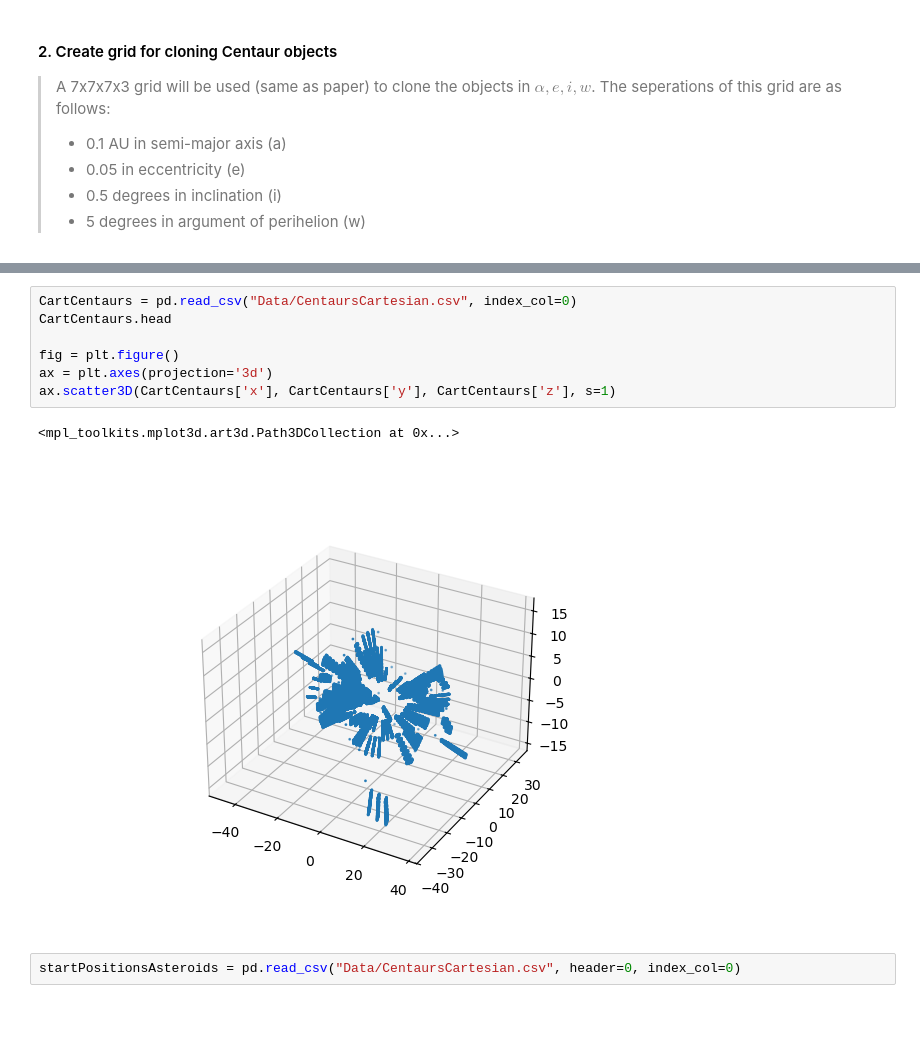
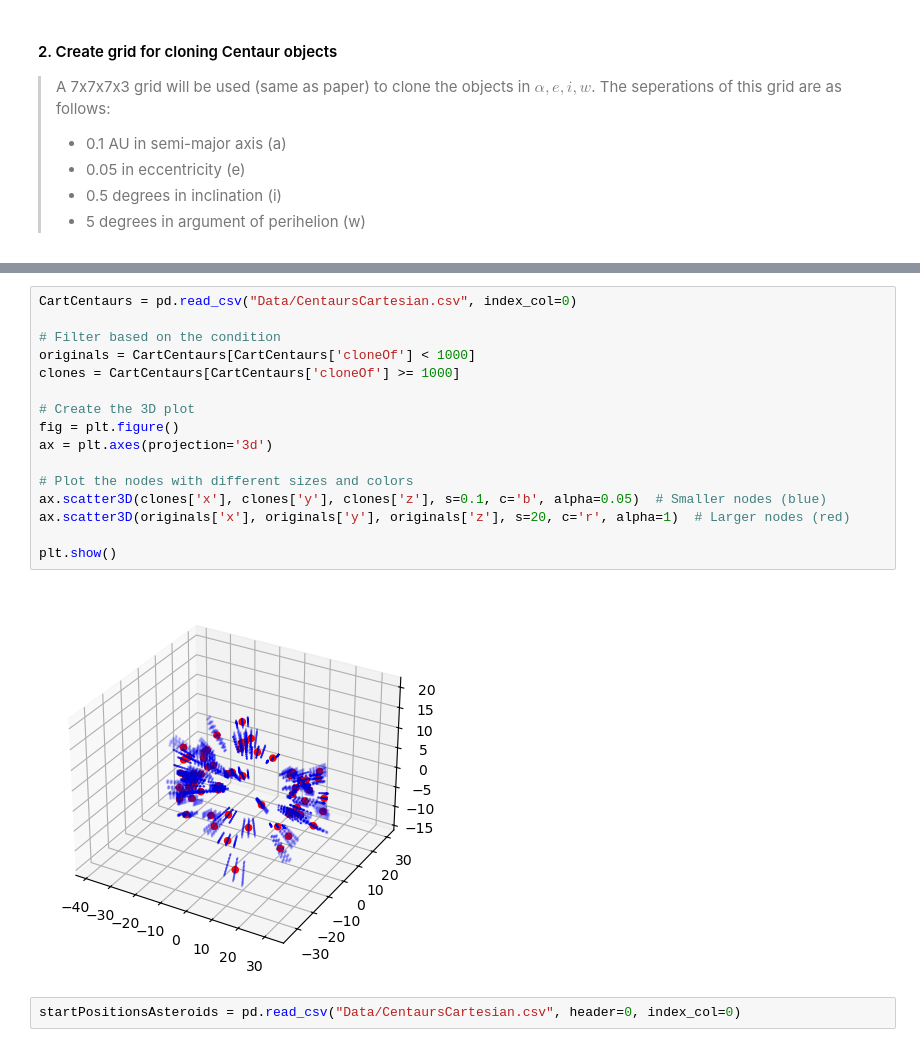
Before and after one commit to ThijsSpoor99/Project-Computational-Science, a Jupyter notebook: processCentaurs.ipynb, the cells around one changed output, grey strips where cells are left out. Cells and saved outputs as stored; diff of their text form; blank space fills up the shorter version.

```diff
--- a/processCentaurs.ipynb
+++ b/processCentaurs.ipynb
@@ -160,13 +154,21 @@ plt.tight_layout()
-# %%
-CartCentaurs = pd.read_csv("Data/CentaursCartesian.csv", index_col=0)
-CartCentaurs.head
-
-fig = plt.figure()
-ax = plt.axes(projection='3d')
-ax.scatter3D(CartCentaurs['x'], CartCentaurs['y'], CartCentaurs['z'], s=1)
-# %% [output]
-<mpl_toolkits.mplot3d.art3d.Path3DCollection at 0x...>
-[figure, removed]
+# %%
+CartCentaurs = pd.read_csv("Data/CentaursCartesian.csv", index_col=0)
+
+# Filter based on the condition
+originals = CartCentaurs[CartCentaurs['cloneOf'] < 1000]
+clones = CartCentaurs[CartCentaurs['cloneOf'] >= 1000]
+
+# Create the 3D plot
+fig = plt.figure()
+ax = plt.axes(projection='3d')
+
+# Plot the nodes with different sizes and colors
+ax.scatter3D(clones['x'], clones['y'], clones['z'], s=0.1, c='b', alpha=0.05)  # Smaller nodes (blue)
+ax.scatter3D(originals['x'], originals['y'], originals['z'], s=20, c='r', alpha=1)  # Larger nodes (red)
+
+plt.show()
+# %% [output]
+[figure, added]
 # %%
 startPositionsAsteroids = pd.read_csv("Data/CentaursCartesian.csv", header=0, index_col=0)
 # %%
```
Also changed, not shown: parts of 9 cells of this notebook, 1 other file.
